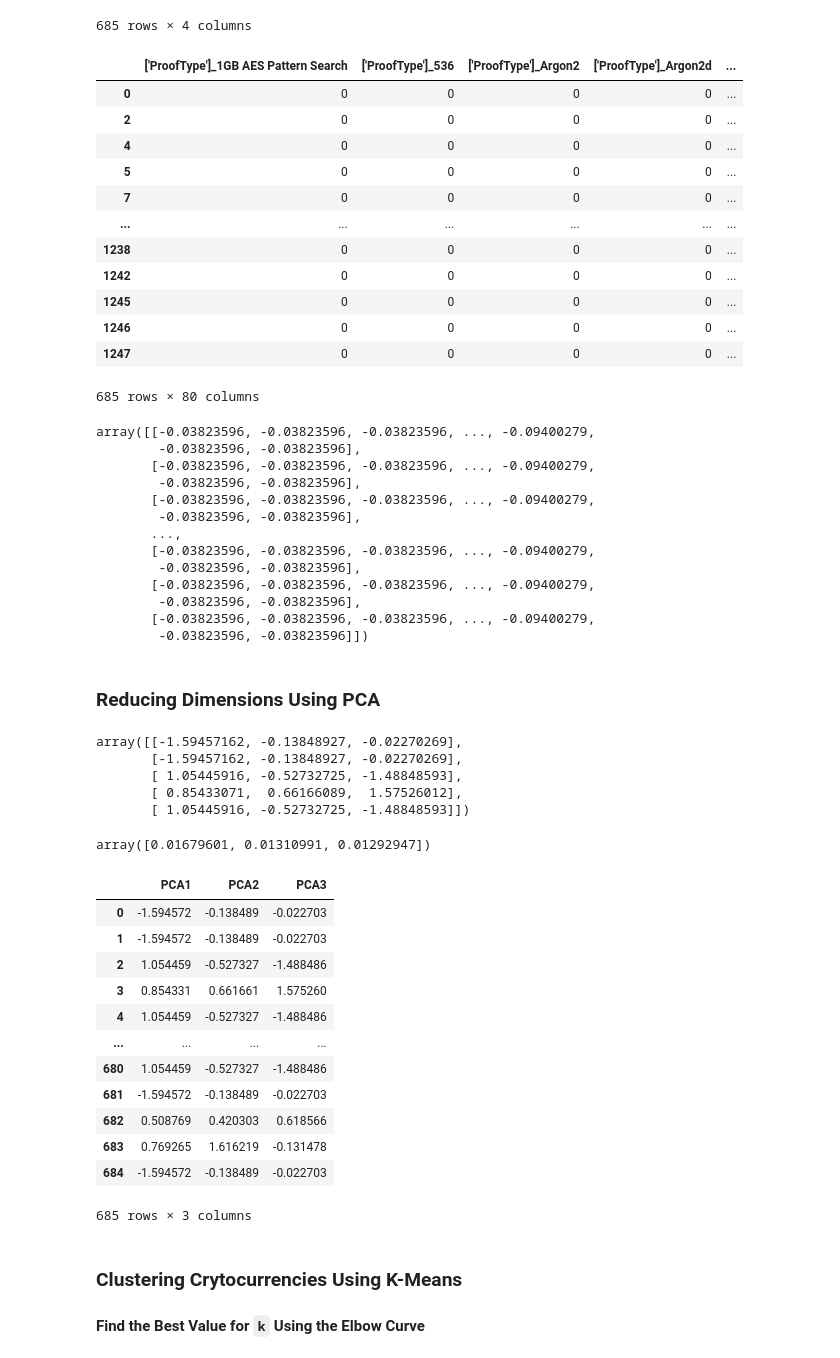
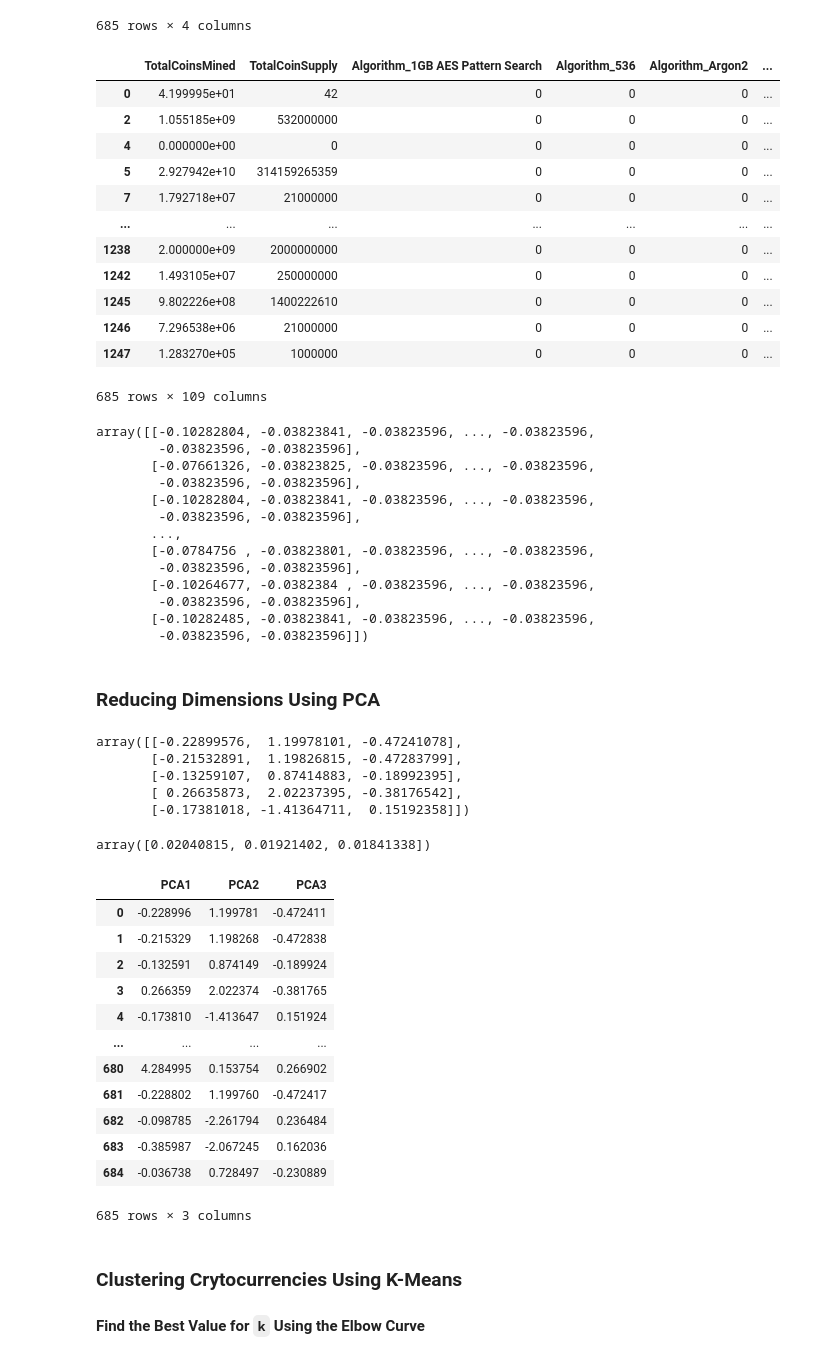
Before and after one commit to gokhanunal34/awsCloud, a Jupyter notebook: Starter_Files/crypto_clustering.ipynb, the cells around one changed output. Saved outputs shown, nothing was run; the diff lists cells and outputs as text; code cells hidden in the pictures.

Commit message:
get_dummies syntax fixed

```diff
--- a/Starter_Files/crypto_clustering.ipynb
+++ b/Starter_Files/crypto_clustering.ipynb
@@ -126,23 +126,23 @@ cryptoDf
 685 rows × 4 columns
 # %%
 # Create dummy variables for text features
-cryptoDummy = pd.get_dummies(cryptoDf['Algorithm'], ['ProofType'])
-#pd_get_dummies(crypto_df, columns=["Algorithm", "ProofType"])
+#cryptoDummy = pd.get_dummies(cryptoDf['Algorithm'], cryptodf['ProofType'])
+cryptoDummy = pd.get_dummies(cryptoDf, columns=["Algorithm", "ProofType"])
 cryptoDummy
 # %% [output]
-|  | ['ProofType']_1GB AES Pattern Search | ['ProofType']_536 | ['ProofType']_Argon2 | ['ProofType']_Argon2d | ... |
-| 0 | 0 | 0 | 0 | 0 | ... |
-| 2 | 0 | 0 | 0 | 0 | ... |
-| 4 | 0 | 0 | 0 | 0 | ... |
-| 5 | 0 | 0 | 0 | 0 | ... |
-| 7 | 0 | 0 | 0 | 0 | ... |
-| ... | ... | ... | ... | ... | ... |
-| 1238 | 0 | 0 | 0 | 0 | ... |
-| 1242 | 0 | 0 | 0 | 0 | ... |
-| 1245 | 0 | 0 | 0 | 0 | ... |
-| 1246 | 0 | 0 | 0 | 0 | ... |
-| 1247 | 0 | 0 | 0 | 0 | ... |
+|  | TotalCoinsMined | TotalCoinSupply | Algorithm_1GB AES Pattern Search | Algorithm_536 | Algorithm_Argon2 | ... |
+| 0 | 4.199995e+01 | 42 | 0 | 0 | 0 | ... |
+| 2 | 1.055185e+09 | 532000000 | 0 | 0 | 0 | ... |
+| 4 | 0.000000e+00 | 0 | 0 | 0 | 0 | ... |
+| 5 | 2.927942e+10 | 314159265359 | 0 | 0 | 0 | ... |
+| 7 | 1.792718e+07 | 21000000 | 0 | 0 | 0 | ... |
+| ... | ... | ... | ... | ... | ... | ... |
+| 1238 | 2.000000e+09 | 2000000000 | 0 | 0 | 0 | ... |
+| 1242 | 1.493105e+07 | 250000000 | 0 | 0 | 0 | ... |
+| 1245 | 9.802226e+08 | 1400222610 | 0 | 0 | 0 | ... |
+| 1246 | 7.296538e+06 | 21000000 | 0 | 0 | 0 | ... |
+| 1247 | 1.283270e+05 | 1000000 | 0 | 0 | 0 | ... |
-685 rows × 80 columns
+685 rows × 109 columns
 # %%
 # Standardize data
 standardizedData = pd.DataFrame()
@@ -154,18 +154,18 @@ standardizedData = scaler.fit_transform(cryptoDummy)
 # %%
 standardizedData
 # %% [output]
-array([[-0.03823596, -0.03823596, -0.03823596, ..., -0.09400279,
+array([[-0.10282804, -0.03823841, -0.03823596, ..., -0.03823596,
         -0.03823596, -0.03823596],
-       [-0.03823596, -0.03823596, -0.03823596, ..., -0.09400279,
+       [-0.07661326, -0.03823825, -0.03823596, ..., -0.03823596,
         -0.03823596, -0.03823596],
-       [-0.03823596, -0.03823596, -0.03823596, ..., -0.09400279,
+       [-0.10282804, -0.03823841, -0.03823596, ..., -0.03823596,
         -0.03823596, -0.03823596],
        ...,
-       [-0.03823596, -0.03823596, -0.03823596, ..., -0.09400279,
+       [-0.0784756 , -0.03823801, -0.03823596, ..., -0.03823596,
         -0.03823596, -0.03823596],
-       [-0.03823596, -0.03823596, -0.03823596, ..., -0.09400279,
+       [-0.10264677, -0.0382384 , -0.03823596, ..., -0.03823596,
         -0.03823596, -0.03823596],
-       [-0.03823596, -0.03823596, -0.03823596, ..., -0.09400279,
+       [-0.10282485, -0.03823841, -0.03823596, ..., -0.03823596,
         -0.03823596, -0.03823596]])
 # %% [markdown]
 ### Reducing Dimensions Using PCA
@@ -177,34 +177,34 @@ standardizedData = pca.fit_transform(standardizedData)
 # %%
 standardizedData[:5]
 # %% [output]
-array([[-1.59457162, -0.13848927, -0.02270269],
-       [-1.59457162, -0.13848927, -0.02270269],
-       [ 1.05445916, -0.52732725, -1.48848593],
-       [ 0.85433071,  0.66166089,  1.57526012],
-       [ 1.05445916, -0.52732725, -1.48848593]])
+array([[-0.22899576,  1.19978101, -0.47241078],
+       [-0.21532891,  1.19826815, -0.47283799],
+       [-0.13259107,  0.87414883, -0.18992395],
+       [ 0.26635873,  2.02237395, -0.38176542],
+       [-0.17381018, -1.41364711,  0.15192358]])
 # %%
 #I still want to keep PCA explained variance ratio stored somewhere.
 pcaEVarianceRatio = pca.explained_variance_ratio_
 pcaEVarianceRatio
 # %% [output]
-array([0.01679601, 0.01310991, 0.01292947])
+array([0.02040815, 0.01921402, 0.01841338])
 # %%
 # Create a DataFrame with the principal components data
 principalCompDf = pd.DataFrame(standardizedData, columns=["PCA1", "PCA2", "PCA3"])
 principalCompDf
 # %% [output]
 |  | PCA1 | PCA2 | PCA3 |
-| 0 | -1.594572 | -0.138489 | -0.022703 |
-| 1 | -1.594572 | -0.138489 | -0.022703 |
-| 2 | 1.054459 | -0.527327 | -1.488486 |
-| 3 | 0.854331 | 0.661661 | 1.575260 |
-| 4 | 1.054459 | -0.527327 | -1.488486 |
+| 0 | -0.228996 | 1.199781 | -0.472411 |
+| 1 | -0.215329 | 1.198268 | -0.472838 |
+| 2 | -0.132591 | 0.874149 | -0.189924 |
+| 3 | 0.266359 | 2.022374 | -0.381765 |
+| 4 | -0.173810 | -1.413647 | 0.151924 |
 | ... | ... | ... | ... |
-| 680 | 1.054459 | -0.527327 | -1.488486 |
-| 681 | -1.594572 | -0.138489 | -0.022703 |
-| 682 | 0.508769 | 0.420303 | 0.618566 |
-| 683 | 0.769265 | 1.616219 | -0.131478 |
-| 684 | -1.594572 | -0.138489 | -0.022703 |
+| 680 | 4.284995 | 0.153754 | 0.266902 |
+| 681 | -0.228802 | 1.199760 | -0.472417 |
+| 682 | -0.098785 | -2.261794 | 0.236484 |
+| 683 | -0.385987 | -2.067245 | 0.162036 |
+| 684 | -0.036738 | 0.728497 | -0.230889 |
 685 rows × 3 columns
 # %% [markdown]
 ### Clustering Crytocurrencies Using K-Means
```
Also changed, not shown: parts of 1 cell of this notebook.
